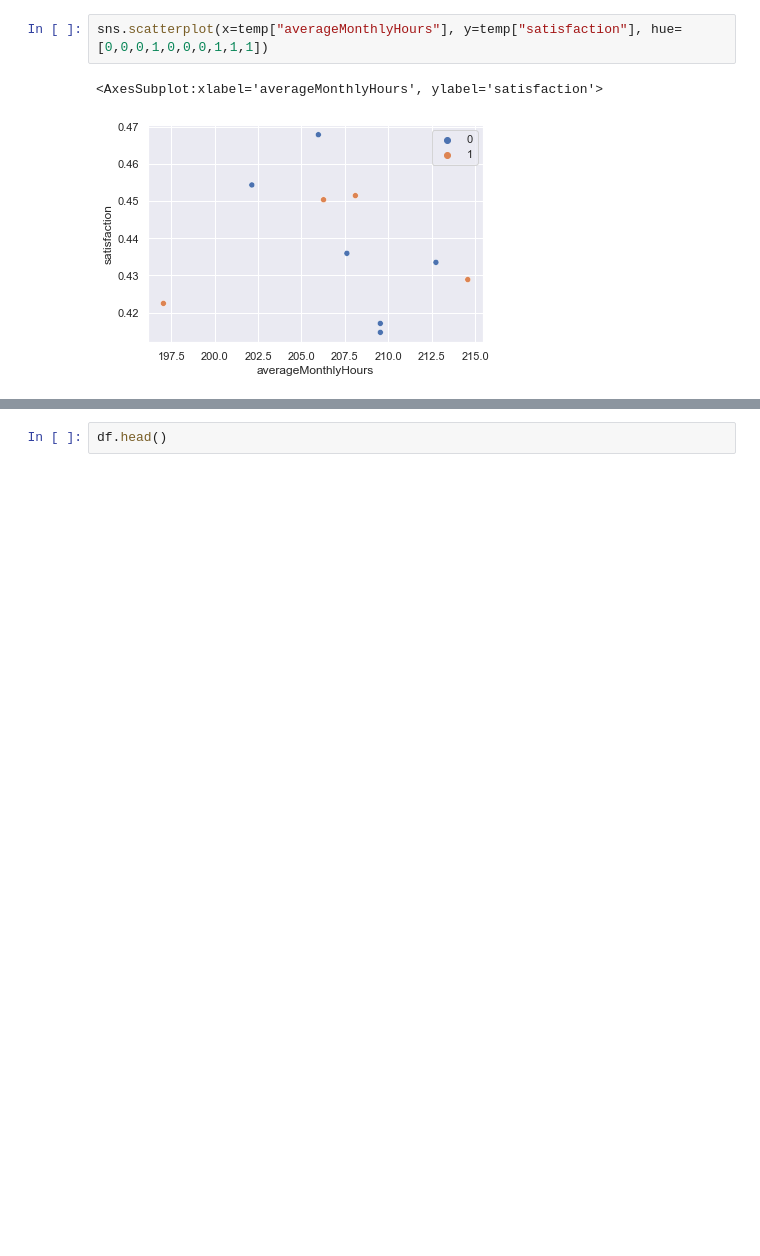
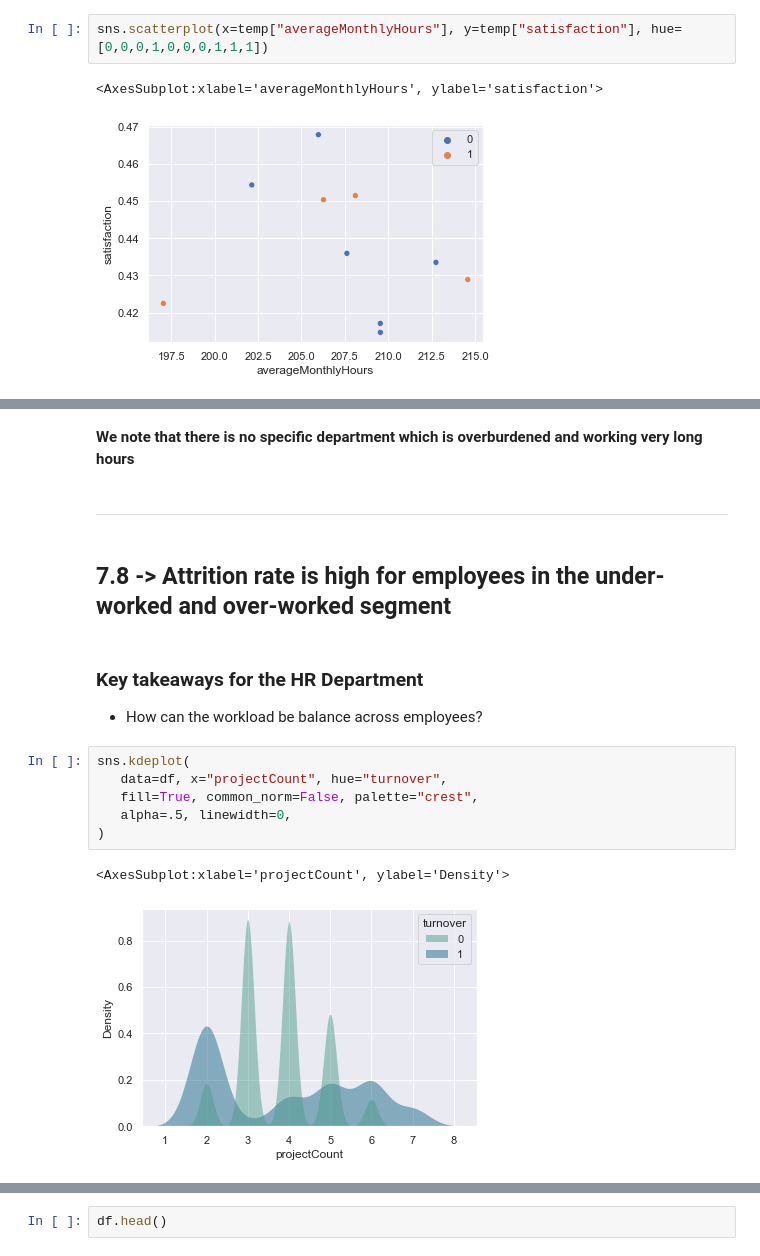
Before and after one commit to ankurdhamija83/Data-Science-Portfolio, a Jupyter notebook: Applied-ML-Models/HR-Analytics/HR-Analytics.ipynb, the cells around one changed output, grey strips where cells are left out. Saved outputs shown, nothing was run; the diff lists cells and outputs as text; blank space fills up the shorter version.

```diff
--- a/Applied-ML-Models/HR-Analytics/HR-Analytics.ipynb
+++ b/Applied-ML-Models/HR-Analytics/HR-Analytics.ipynb
@@ -449,0 +514,18 @@ sns.scatterplot(x=temp["averageMonthlyHours"], y=temp["satisfaction"], hue=[0,0,
+# %% [markdown]
+**We note that there is no specific department which is overburdened and working very long hours**
+# %% [markdown]
+--------
+# %% [markdown]
+## 7.8 -> Attrition rate is high for employees in the under-worked and over-worked segment
+# %% [markdown]
+### Key takeaways for the HR Department
+- How can the workload be balance across employees?
+# %%
+sns.kdeplot(
+   data=df, x="projectCount", hue="turnover",
+   fill=True, common_norm=False, palette="crest",
+   alpha=.5, linewidth=0,
+)
+# %% [output]
+<AxesSubplot:xlabel='projectCount', ylabel='Density'>
+[figure, added]
```
Also changed, not shown: parts of 105 cells of this notebook.
